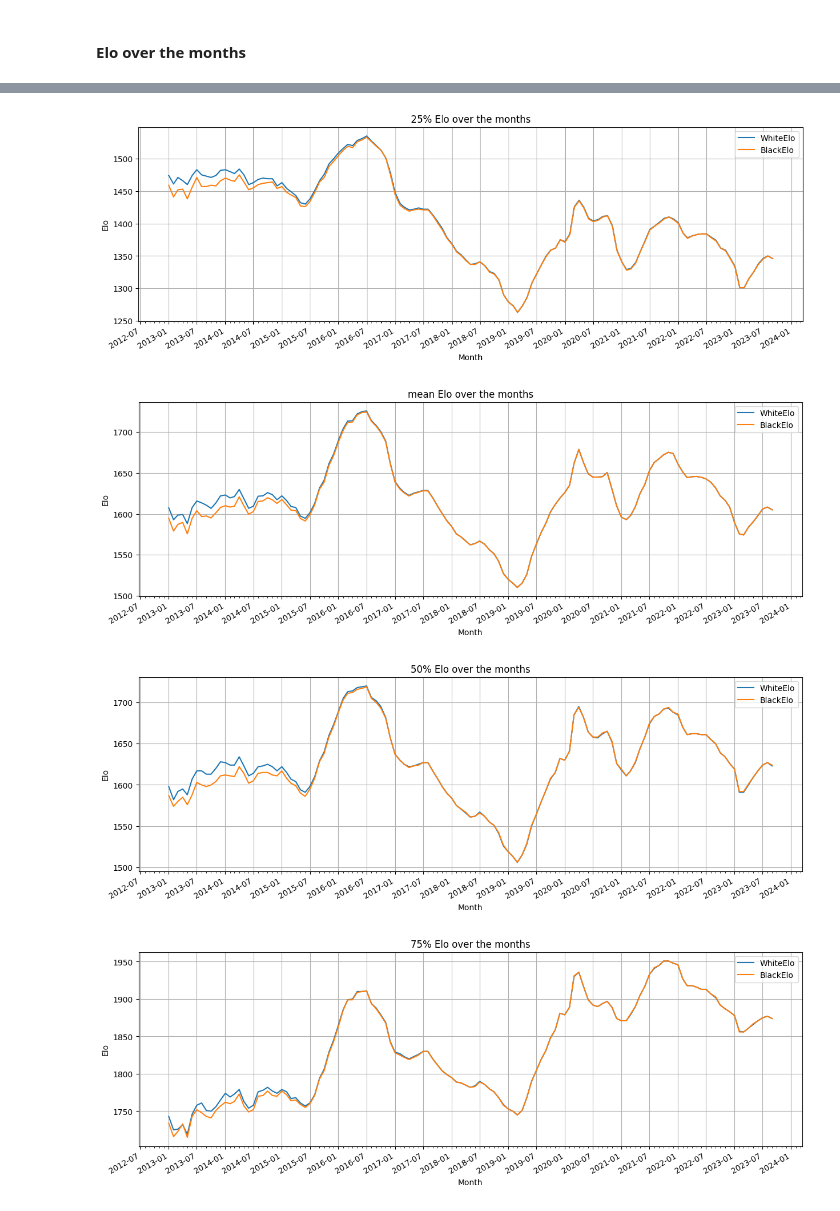
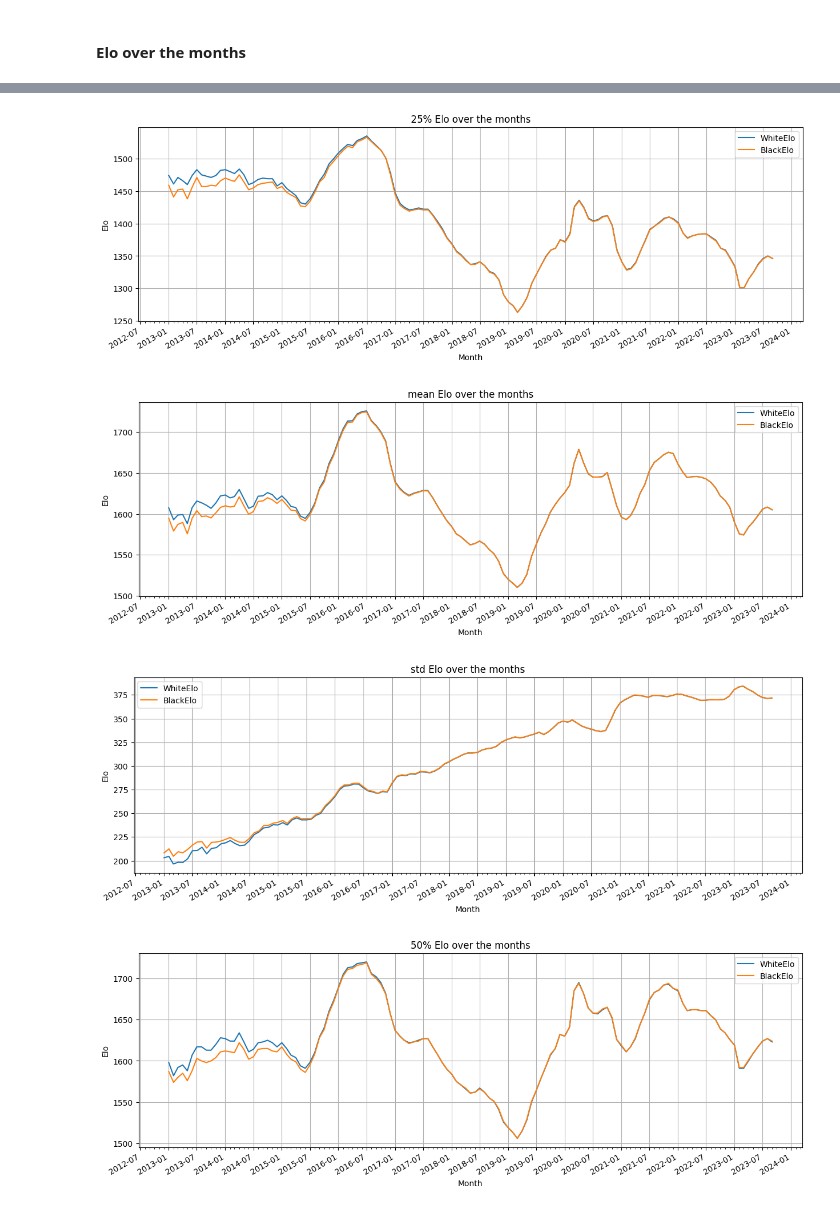
Before and after one commit to luizvalle/chessformer, a Jupyter notebook: data_analysis.ipynb, the cells around one changed output, grey strips where cells are left out. Cells and saved outputs as stored; diff of their text form; code cells hidden in the pictures.

Commit message:
Add standard deviation time series to analysis

```diff
--- a/data_analysis.ipynb
+++ b/data_analysis.ipynb
@@ -189,32 +189,33 @@ def construct_time_series_stats(stats, statistic):
     data = {
         "Date": list(),
         "WhiteElo": list(),
         "BlackElo": list()
     }
     for date in stats:
         white, black = stats[date].loc[statistic]
         data["Date"].append(date)
         data["WhiteElo"].append(white)
         data["BlackElo"].append(black)
     df = pd.DataFrame(data)
     df["Date"] = pd.to_datetime(df["Date"], format="%Y-%m")
     axis = df.plot(x="Date", y=["WhiteElo", "BlackElo"], figsize=(15, 5))
     axis.set_title(f"{statistic} Elo over the months")
     axis.set_xlabel("Month")
     axis.set_ylabel("Elo")
     axis.xaxis.set_major_locator(mdates.MonthLocator(bymonth=(1, 7)))
     axis.xaxis.set_minor_locator(mdates.MonthLocator())
     axis.grid()
 
 construct_time_series_stats(stats, "min")
 construct_time_series_stats(stats, "25%")
 construct_time_series_stats(stats, "mean")
+construct_time_series_stats(stats, "std")
 construct_time_series_stats(stats, "50%")
 construct_time_series_stats(stats, "75%")
 construct_time_series_stats(stats, "max")
 # %% [output]
 [figure]
 [figure]
 [figure]
-[figure, old version]
+[figure, new version]
-[figure, old version]
+[figure, new version]
```
Also changed, not shown: parts of 1 cell of this notebook.
